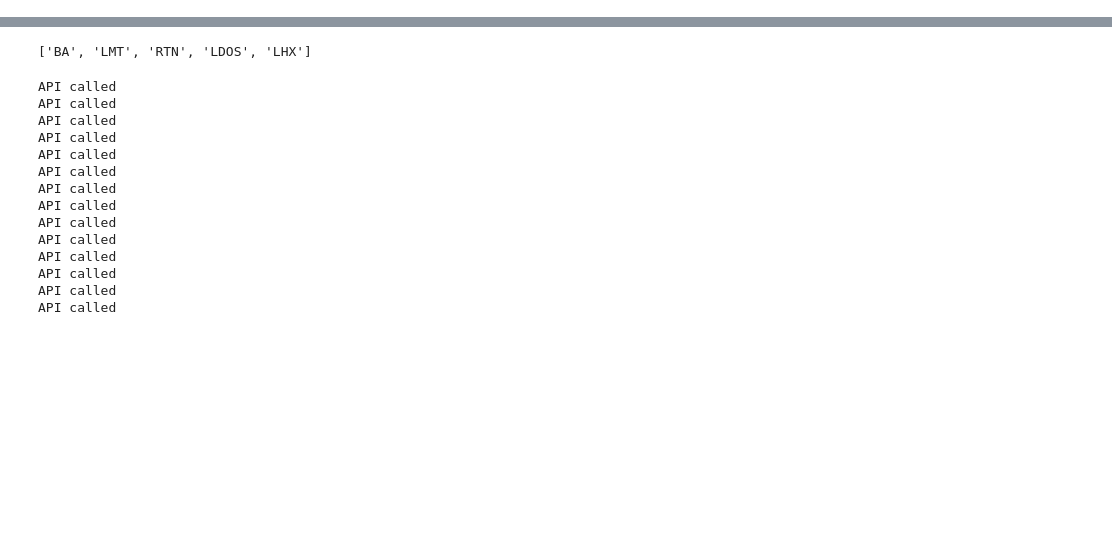
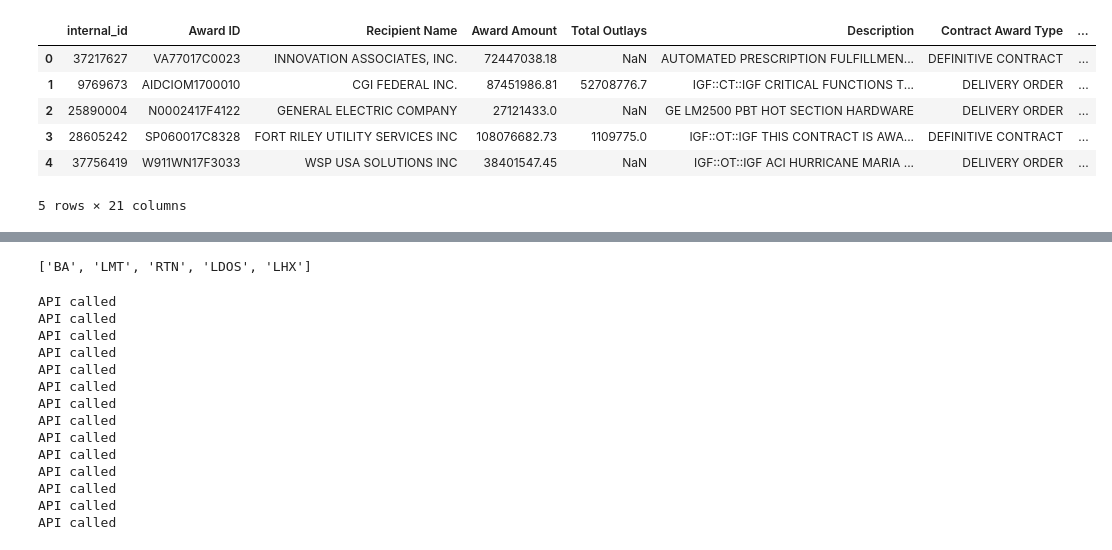
Before and after one commit to xikronz/Government-Contracts, a Jupyter notebook: signalTests/randomizedStockContractAnalysis.ipynb, the cells around one changed output, grey strips where cells are left out. Cells and saved outputs as stored; diff of their text form; code cells hidden in the pictures; blank space fills up the shorter version.

```diff
--- a/signalTests/randomizedStockContractAnalysis.ipynb
+++ b/signalTests/randomizedStockContractAnalysis.ipynb
@@ -83,3 +113,13 @@ sContracts.head()
+# %%
+globals().get('contracts17').head()
+# %% [output]
+|  | internal_id | Award ID | Recipient Name | Award Amount | Total Outlays | Description | Contract Award Type | ... |
+| 0 | 37217627 | VA77017C0023 | INNOVATION ASSOCIATES, INC. | 72447038.18 | NaN | AUTOMATED PRESCRIPTION FULFILLMEN... | DEFINITIVE CONTRACT | ... |
+| 1 | 9769673 | AIDCIOM1700010 | CGI FEDERAL INC. | 87451986.81 | 52708776.7 | IGF::CT::IGF CRITICAL FUNCTIONS T... | DELIVERY ORDER | ... |
+| 2 | 25890004 | N0002417F4122 | GENERAL ELECTRIC COMPANY | 27121433.0 | NaN | GE LM2500 PBT HOT SECTION HARDWARE | DELIVERY ORDER | ... |
+| 3 | 28605242 | SP060017C8328 | FORT RILEY UTILITY SERVICES INC | 108076682.73 | 1109775.0 | IGF::OT::IGF THIS CONTRACT IS AWA... | DEFINITIVE CONTRACT | ... |
+| 4 | 37756419 | W911WN17F3033 | WSP USA SOLUTIONS INC | 38401547.45 | NaN | IGF::OT::IGF ACI HURRICANE MARIA ... | DELIVERY ORDER | ... |
+5 rows × 21 columns
 # %%
 contractColumns = contracts_test.columns
 apiCalls =0
```
Also changed, not shown: parts of 16 cells of this notebook, 4 other files.
